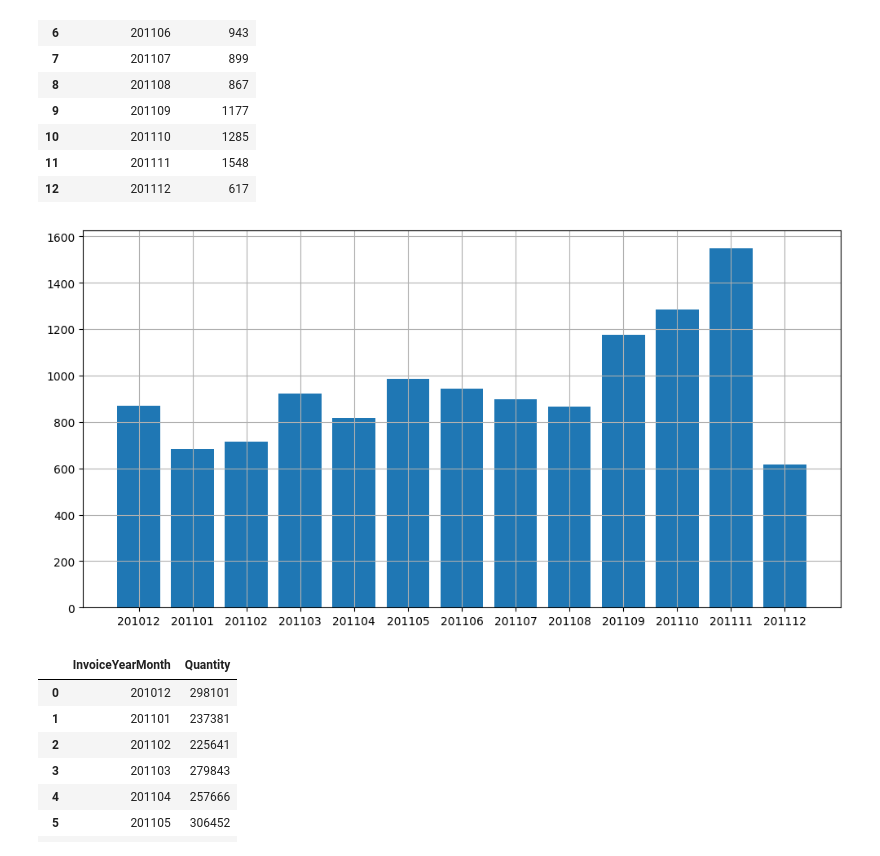
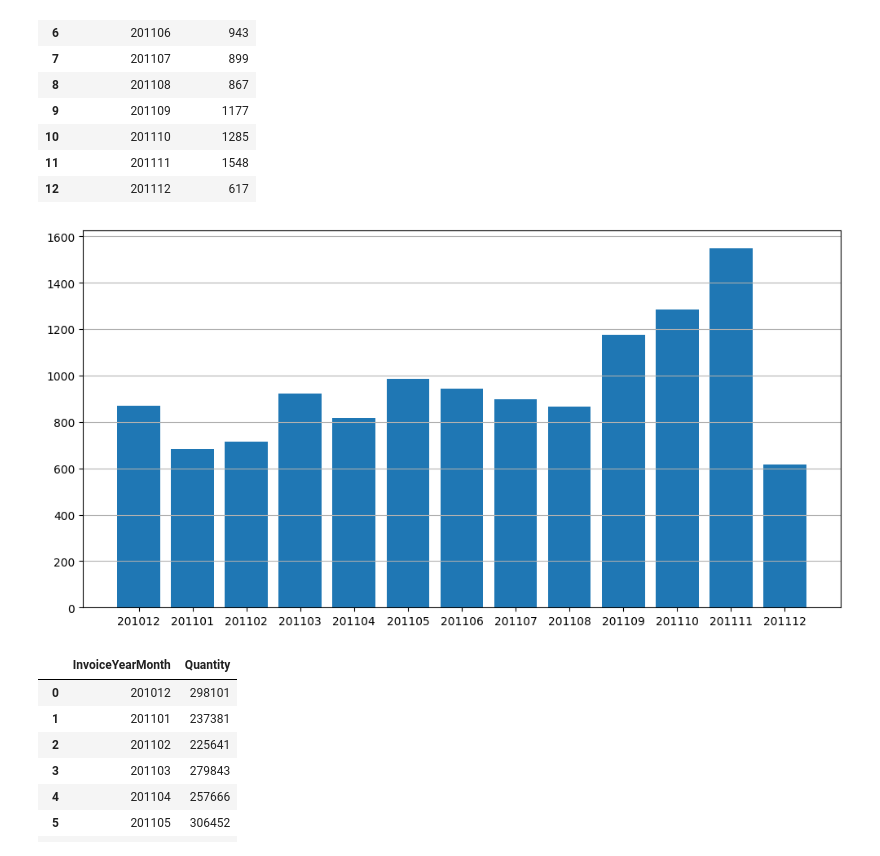
Before and after one commit to MahdiAhmadiKamal/PyLearn7-Data-Science, a Jupyter notebook: PyLearn7-Assignment39/online retail/online_retail.ipynb, the cells around one changed output. Cells and saved outputs as stored; diff of their text form; code cells hidden in the pictures.

```diff
--- a/PyLearn7-Assignment39/online retail/online_retail.ipynb
+++ b/PyLearn7-Assignment39/online retail/online_retail.ipynb
@@ -105,10 +105,10 @@ tx_monthly_active
 # %%
 plt.figure(figsize=(12,6))
 plt.bar(tx_monthly_active['InvoiceYearMonth'].to_numpy(dtype=str), tx_monthly_active['CustomerID'].to_numpy())
-plt.grid()
+plt.grid(axis='y')
 plt.show()
 # %% [output]
-[figure, old version]
+[figure, new version]
 # %%
 #create a new dataframe for no. of order by using quantity field
 tx_monthly_sales = tx_uk.groupby('InvoiceYearMonth')['Quantity'].sum().reset_index()
```
Also changed, not shown: parts of 5 cells of this notebook, 1 other file.
